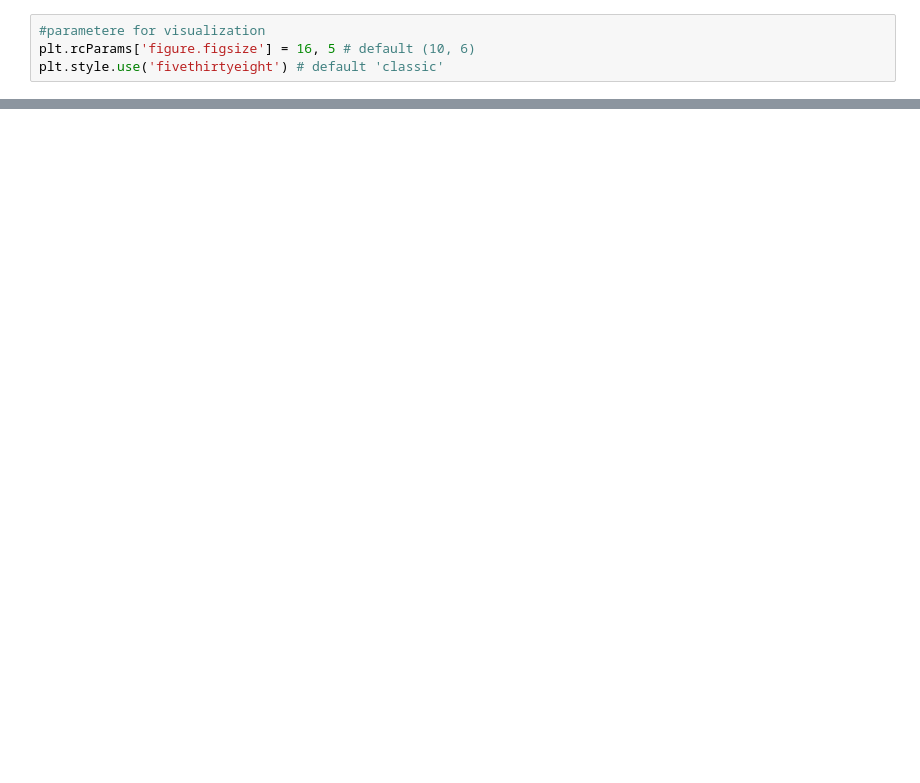
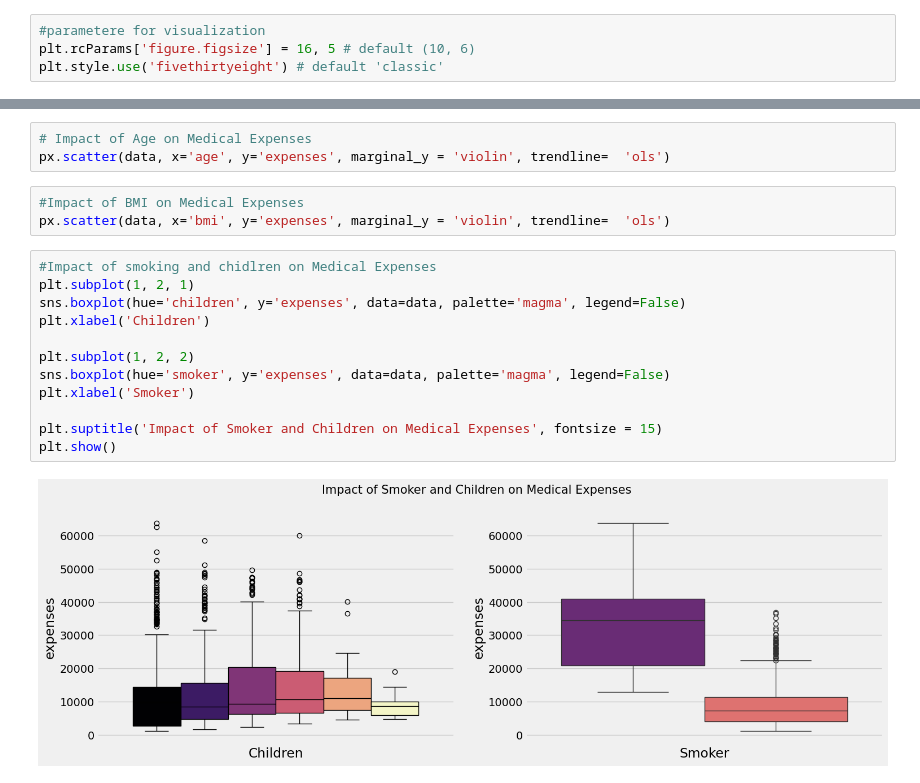
Before and after one commit to saneshs/Medical_Expensece_for_Customers, a Jupyter notebook: main.ipynb, the cells around one changed output, grey strips where cells are left out. Saved outputs shown, nothing was run; the diff lists cells and outputs as text; blank space fills up the shorter version.

```diff
--- a/main.ipynb
+++ b/main.ipynb
@@ -25,0 +118,20 @@ data.shape
+# %%
+# Impact of Age on Medical Expenses
+px.scatter(data, x='age', y='expenses', marginal_y = 'violin', trendline=  'ols')
+# %%
+#Impact of BMI on Medical Expenses
+px.scatter(data, x='bmi', y='expenses', marginal_y = 'violin', trendline=  'ols')
+# %%
+#Impact of smoking and chidlren on Medical Expenses
+plt.subplot(1, 2, 1)
+sns.boxplot(hue='children', y='expenses', data=data, palette='magma', legend=False)
+plt.xlabel('Children')
+
+plt.subplot(1, 2, 2)
+sns.boxplot(hue='smoker', y='expenses', data=data, palette='magma', legend=False)
+plt.xlabel('Smoker')
+
+plt.suptitle('Impact of Smoker and Children on Medical Expenses', fontsize = 15)
+plt.show()
+# %% [output]
+[figure, added]
```
Also changed, not shown: parts of 11 cells of this notebook, 1 other file.
